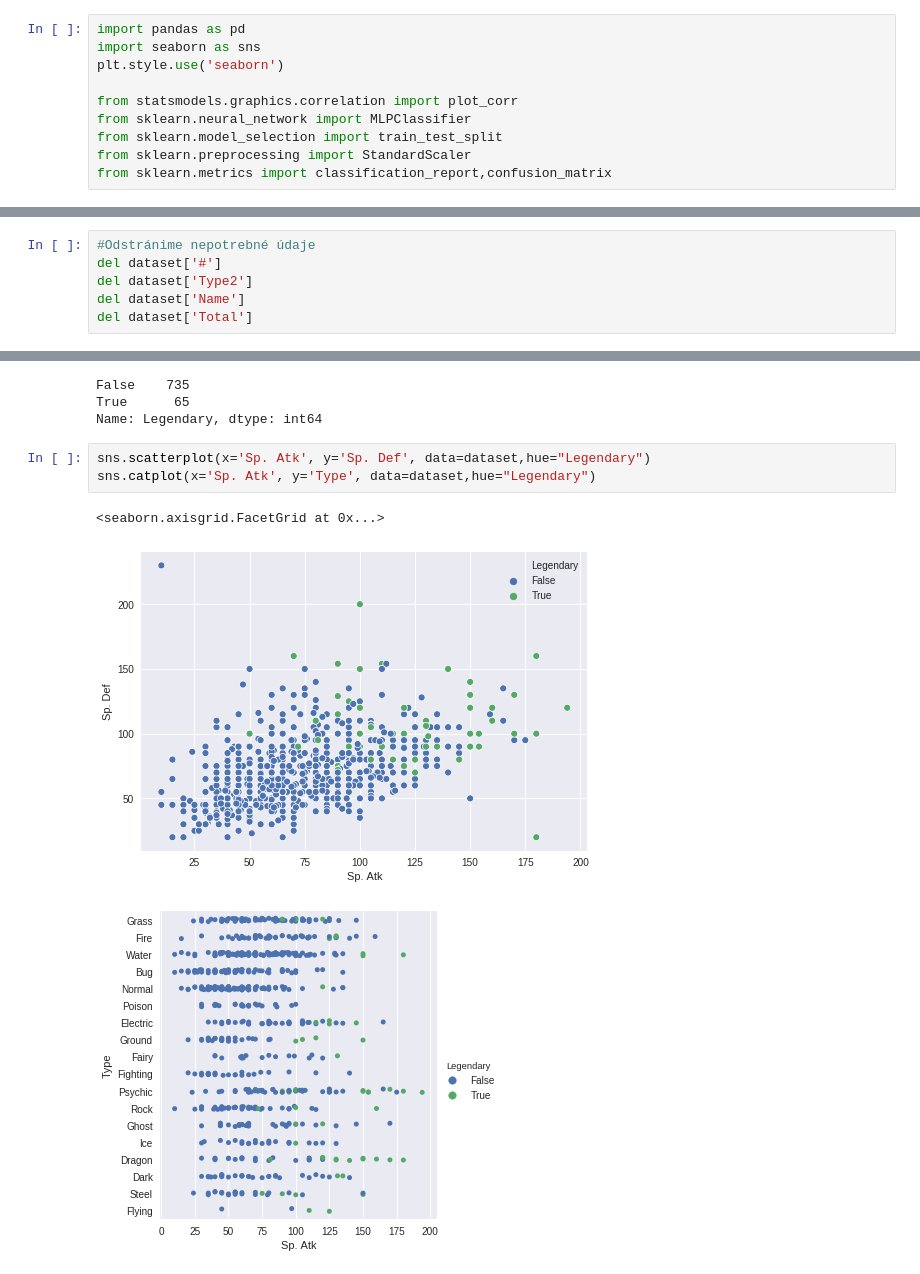
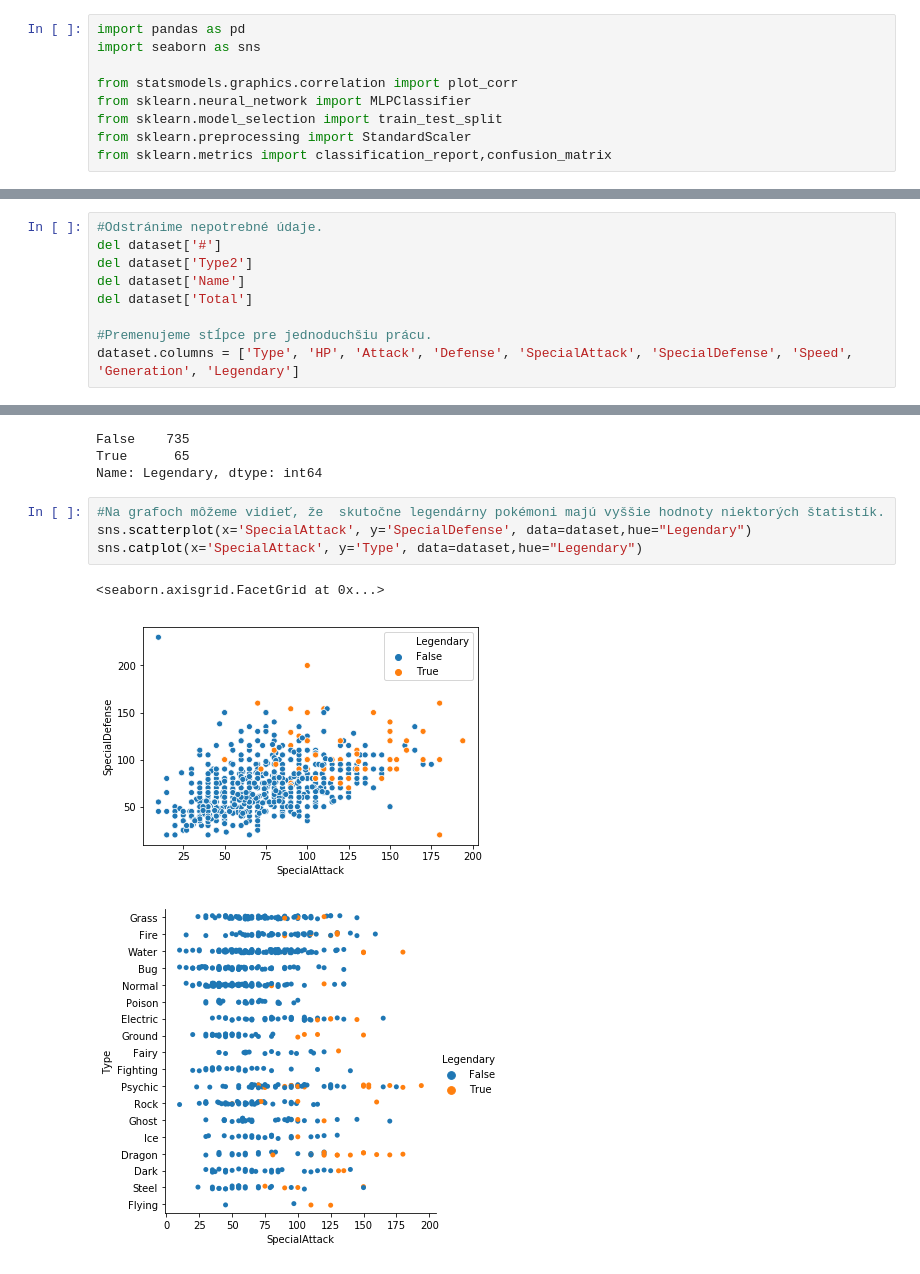
Before and after one commit to DuS4NN/Orlicek_NS2019, a Jupyter notebook: Projekt.ipynb, the cells around one changed output, grey strips where cells are left out. Drawn from its saved outputs; the diff is of its cells as text.

```diff
--- a/Projekt.ipynb
+++ b/Projekt.ipynb
@@ -1,7 +1,6 @@
 # %%
 import pandas as pd
 import seaborn as sns
-plt.style.use('seaborn')
 
 from statsmodels.graphics.correlation import plot_corr
 from sklearn.neural_network import MLPClassifier
@@ -20,11 +19,14 @@ dataset.head()
 | 3 | 3 | VenusaurMega Venusaur | Grass | Poison | 625 | 80 | 100 | 123 | 122 | 120 | 80 | ... |
 | 4 | 4 | Charmander | Fire | NaN | 309 | 39 | 52 | 43 | 60 | 50 | 65 | ... |
 # %%
-#Odstránime nepotrebné údaje
+#Odstránime nepotrebné údaje.
 del dataset['#']
 del dataset['Type2']
 del dataset['Name']
 del dataset['Total']
+
+#Premenujeme stĺpce pre jednoduchšiu prácu.
+dataset.columns = ['Type', 'HP', 'Attack', 'Defense', 'SpecialAttack', 'SpecialDefense', 'Speed', 'Generation', 'Legendary']
 # %%
 dataset.describe()
 # %% [output]
@@ -64,9 +68,10 @@ False    735
 True      65
 Name: Legendary, dtype: int64
 # %%
-sns.scatterplot(x='Sp. Atk', y='Sp. Def', data=dataset,hue="Legendary")
-sns.catplot(x='Sp. Atk', y='Type', data=dataset,hue="Legendary")
+#Na grafoch môžeme vidieť, že  skutočne legendárny pokémoni majú vyššie hodnoty niektorých štatistík.
+sns.scatterplot(x='SpecialAttack', y='SpecialDefense', data=dataset,hue="Legendary")
+sns.catplot(x='SpecialAttack', y='Type', data=dataset,hue="Legendary")
 # %% [output]
 <seaborn.axisgrid.FacetGrid at 0x...>
-[figure, old version]
+[figure, new version]
-[figure, old version]
+[figure, new version]
```
Also changed, not shown: parts of 13 cells of this notebook.
